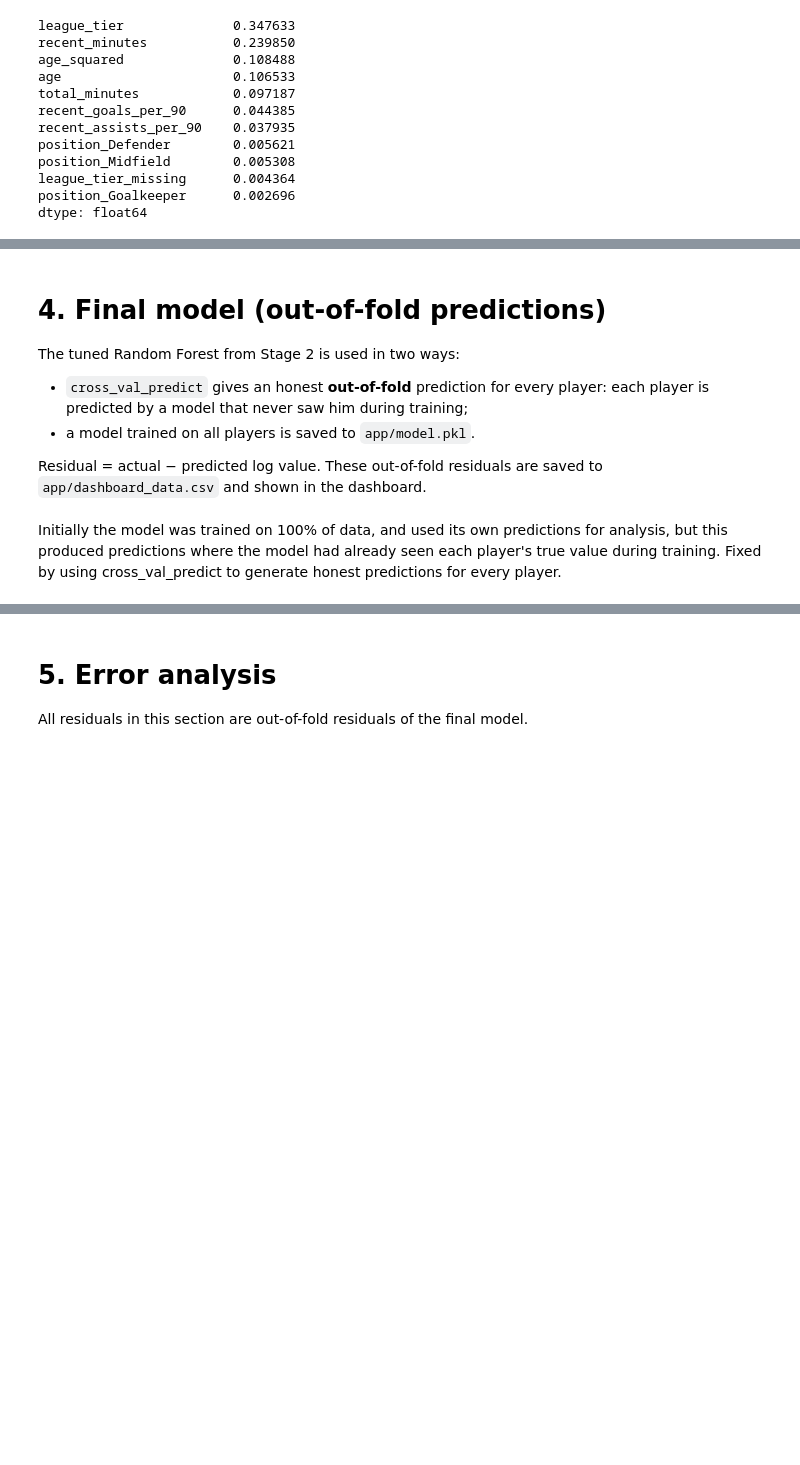
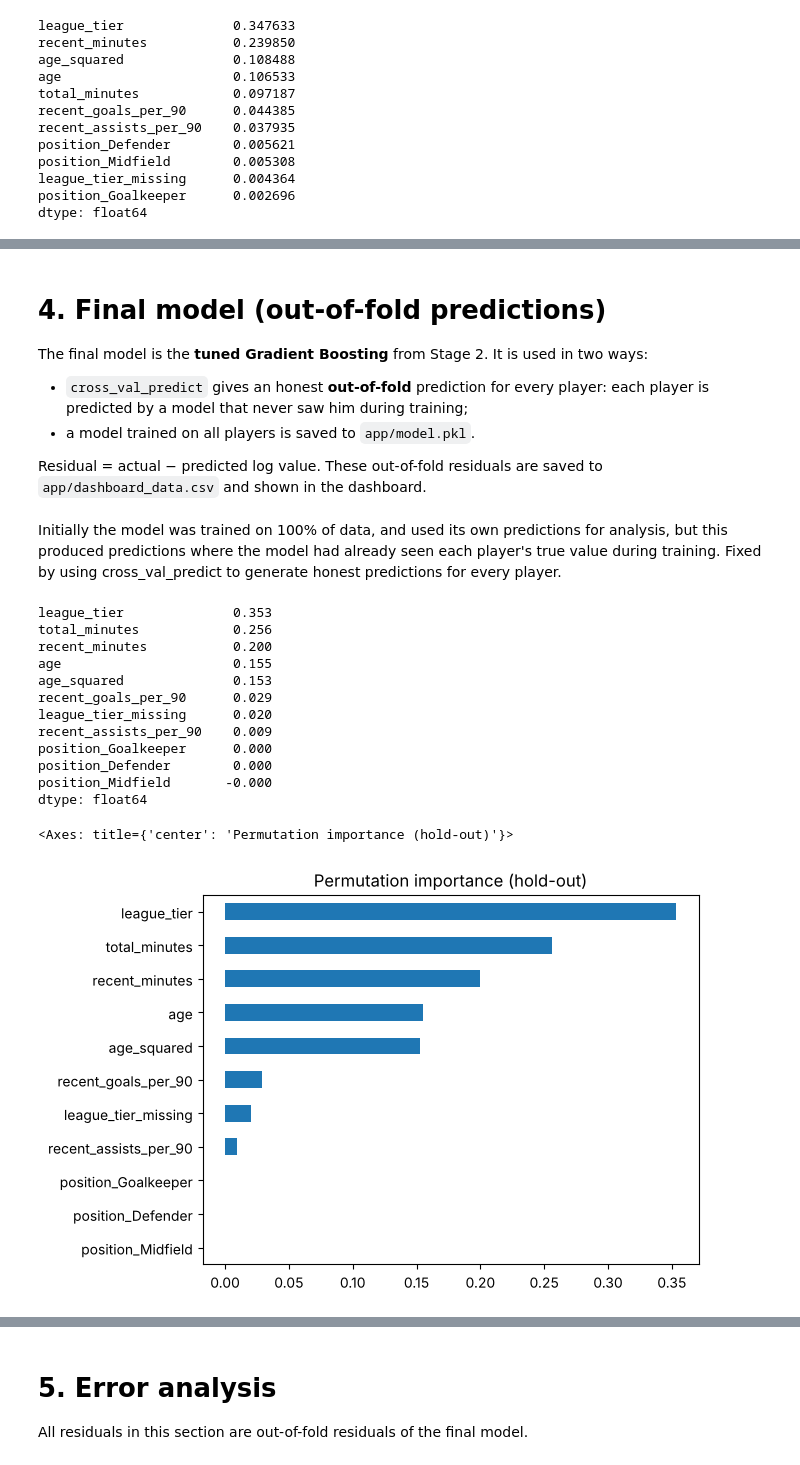
Before and after one commit to AkArtem/football_player_value_analyzer, a Jupyter notebook: notebooks/07_modeling.ipynb, the cells around one changed output, grey strips where cells are left out. Cells and saved outputs as stored; diff of their text form; code cells hidden in the pictures; blank space fills up the shorter version.

```diff
--- a/notebooks/07_modeling.ipynb
+++ b/notebooks/07_modeling.ipynb
@@ -399,7 +417,7 @@ Feature importance (impurity-based, untuned Random Forest) changes completely: l
 # %% [markdown]
 # 4. Final model (out-of-fold predictions)
 
-The tuned Random Forest from Stage 2 is used in two ways:
+The final model is the **tuned Gradient Boosting** from Stage 2. It is used in two ways:
 - `cross_val_predict` gives an honest **out-of-fold** prediction for every player: each player is predicted by a model that never saw him during training;
 - a model trained on all players is saved to `app/model.pkl`.
 
@@ -423,3 +441,24 @@ players_fresh_final2.to_csv('../app/dashboard_data.csv', index=False)
 dashboard_data2 = pd.read_csv("../app/dashboard_data.csv")
 # %% [markdown]
 Initially the model was trained on 100% of data, and used its own predictions for analysis, but this produced predictions where the model had already seen each player's true value during training. Fixed by using cross_val_predict to generate honest predictions for every player.
+# %%
+from sklearn.inspection import permutation_importance
+perm = permutation_importance(gb_best, X2_test, y2_test, n_repeats=5, random_state=42, n_jobs=-1)
+perm_imp = pd.Series(perm.importances_mean, index=X2_test.columns)
+print(perm_imp.sort_values(ascending=False).round(3))
+perm_imp.sort_values().plot.barh(title="Permutation importance (hold-out)")
+# %% [output]
+league_tier              0.353
+total_minutes            0.256
+recent_minutes           0.200
+age                      0.155
+age_squared              0.153
+recent_goals_per_90      0.029
+league_tier_missing      0.020
+recent_assists_per_90    0.009
+position_Goalkeeper      0.000
+position_Defender        0.000
+position_Midfield       -0.000
+dtype: float64
+<Axes: title={'center': 'Permutation importance (hold-out)'}>
+[figure, added]
```
Also changed, not shown: parts of 26 cells of this notebook, 3 other files.
